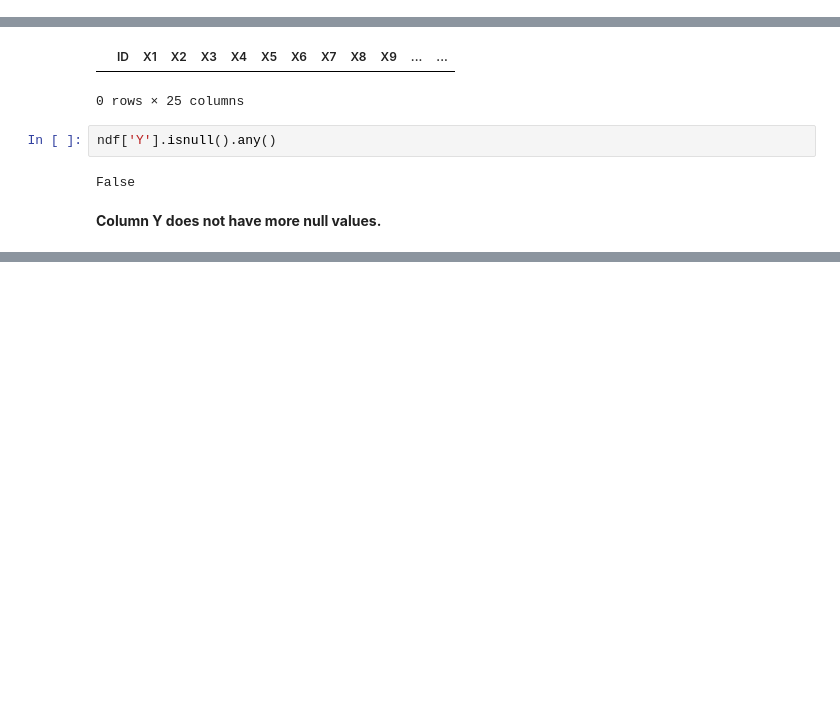
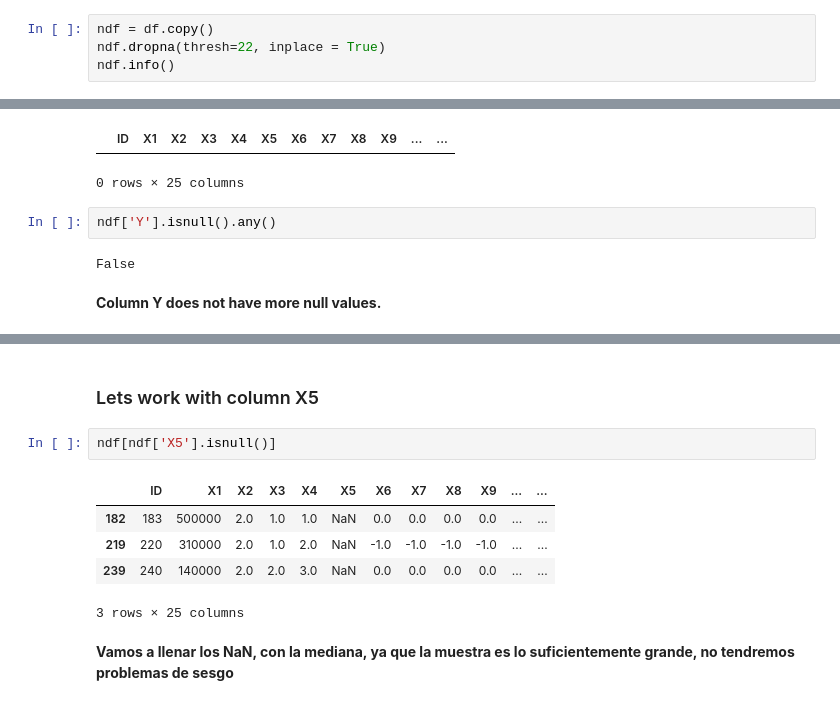
Before and after one commit to PosgradoMNA/actividades-de-aprendizaje-rafaelsangarcia, a Jupyter notebook: Actividad3_A01182780.ipynb, the cells around one changed output, grey strips where cells are left out. Saved outputs shown, nothing was run; the diff lists cells and outputs as text; blank space fills up the shorter version.

```diff
--- a/Actividad3_A01182780.ipynb
+++ b/Actividad3_A01182780.ipynb
@@ -107,0 +120,4 @@ df.describe().transpose()
+# %%
+ndf = df.copy()
+ndf.dropna(thresh=22, inplace = True)
+ndf.info()
@@ -141,0 +193,12 @@ False
+# %% [markdown]
+### Lets work with column X5
+# %%
+ndf[ndf['X5'].isnull()]
+# %% [output]
+|  | ID | X1 | X2 | X3 | X4 | X5 | X6 | X7 | X8 | X9 | ... | ... |
+| 182 | 183 | 500000 | 2.0 | 1.0 | 1.0 | NaN | 0.0 | 0.0 | 0.0 | 0.0 | ... | ... |
+| 219 | 220 | 310000 | 2.0 | 1.0 | 2.0 | NaN | -1.0 | -1.0 | -1.0 | -1.0 | ... | ... |
+| 239 | 240 | 140000 | 2.0 | 2.0 | 3.0 | NaN | 0.0 | 0.0 | 0.0 | 0.0 | ... | ... |
+3 rows × 25 columns
+# %% [markdown]
+**Vamos a llenar los NaN, con la mediana, ya que la muestra es lo suficientemente grande, no tendremos problemas de sesgo**
```
Also changed, not shown: parts of 15 cells of this notebook.
